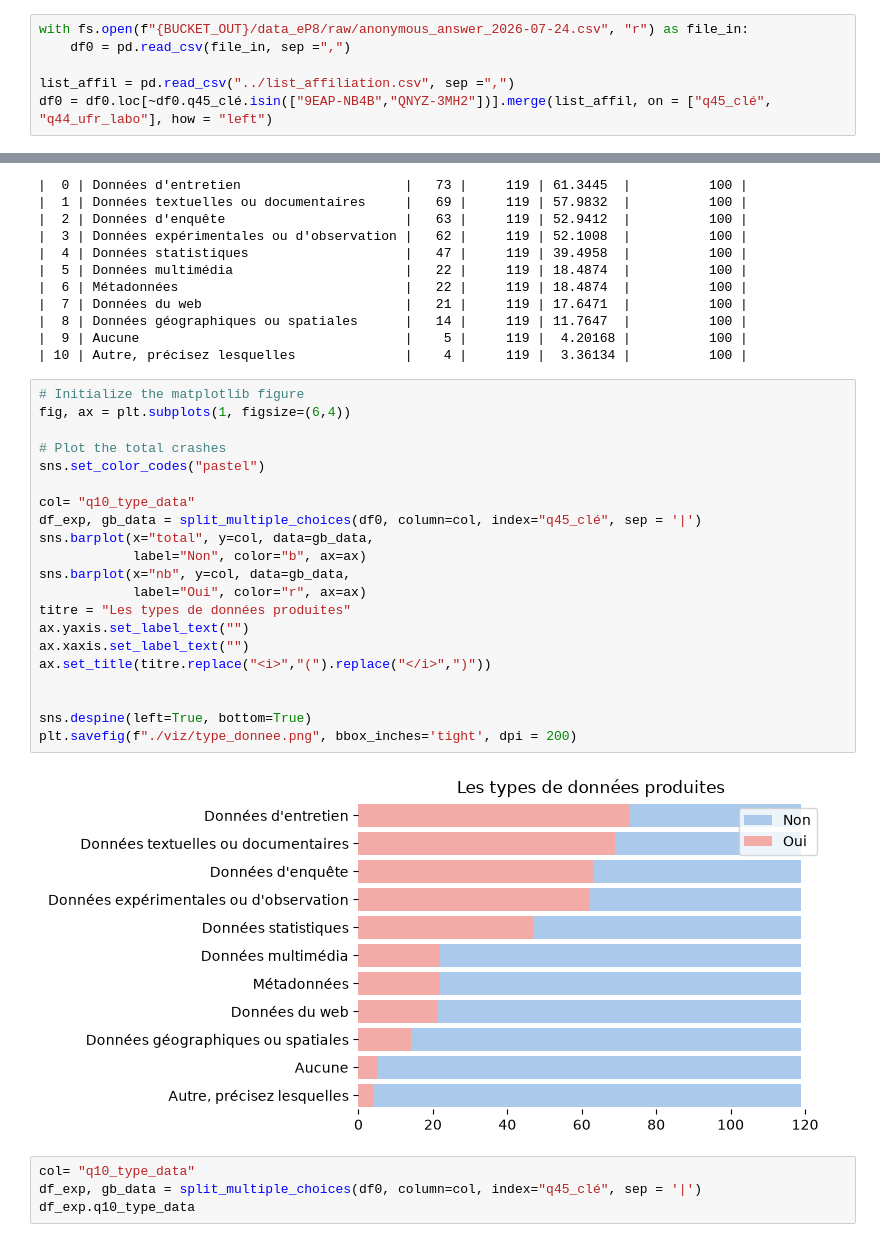
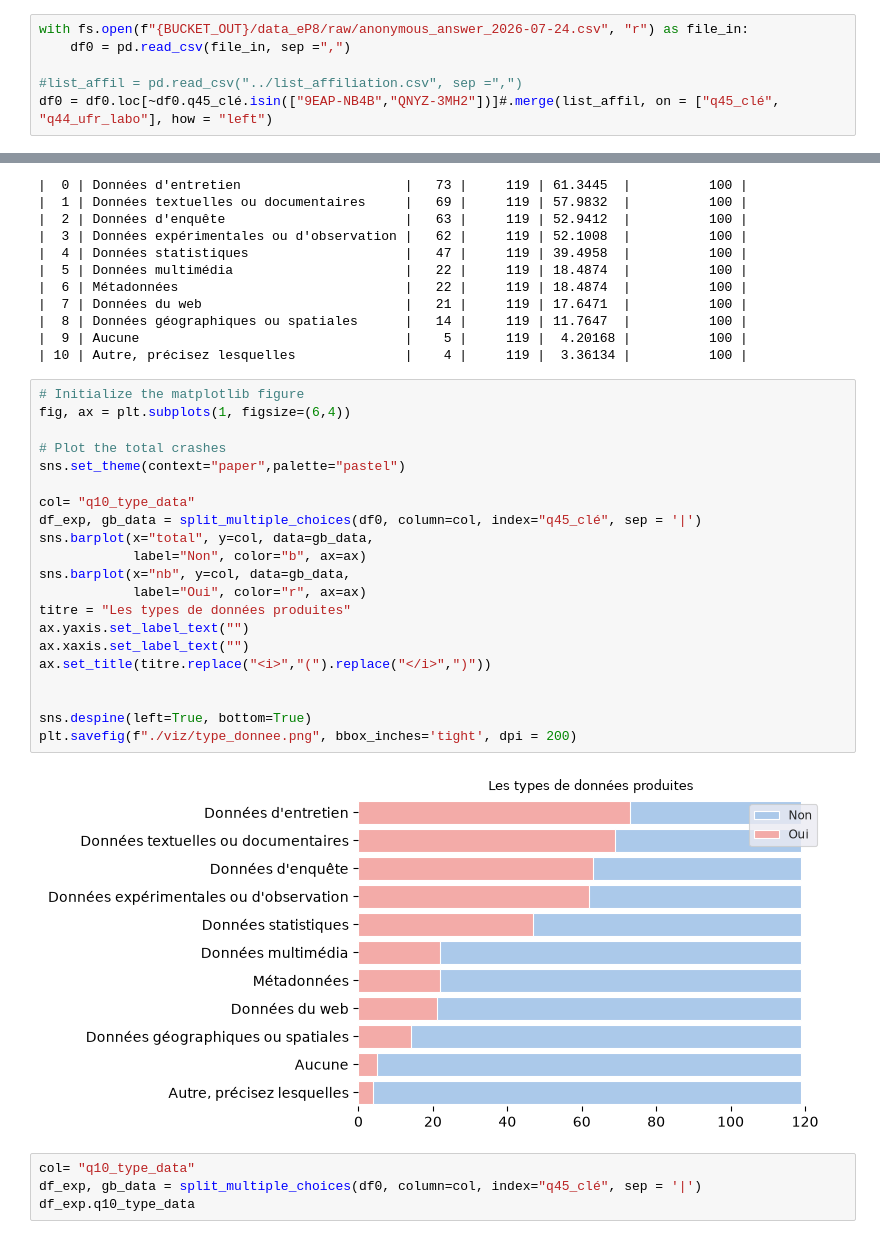
Before and after one commit to luneauaymeric/enquete_SO_p8, a Jupyter notebook: _sources/script_analyse/stat_descriptive/production_et_analyse_donnees.ipynb, the cells around one changed output, grey strips where cells are left out. Saved outputs shown, nothing was run; the diff lists cells and outputs as text.

```diff
--- a/_sources/script_analyse/stat_descriptive/production_et_analyse_donnees.ipynb
+++ b/_sources/script_analyse/stat_descriptive/production_et_analyse_donnees.ipynb
@@ -23,8 +23,8 @@ BUCKET_OUT = "aluneau"
 with fs.open(f"{BUCKET_OUT}/data_eP8/raw/anonymous_answer_2026-07-24.csv", "r") as file_in:
     df0 = pd.read_csv(file_in, sep =",")
 
-list_affil = pd.read_csv("../list_affiliation.csv", sep =",")
-df0 = df0.loc[~df0.q45_clé.isin(["9EAP-NB4B","QNYZ-3MH2"])].merge(list_affil, on = ["q45_clé", "q44_ufr_labo"], how = "left")
+#list_affil = pd.read_csv("../list_affiliation.csv", sep =",")
+df0 = df0.loc[~df0.q45_clé.isin(["9EAP-NB4B","QNYZ-3MH2"])]#.merge(list_affil, on = ["q45_clé", "q44_ufr_labo"], how = "left")
 # %%
 
 df_col = pd.read_csv("../../le_questionnaire/dico_variable.csv", sep = ",")
@@ -153,26 +153,26 @@ print("\n### Dépôt dans Octaviana détaillé \n", type_data.to_markdown())
 # %%
 # Initialize the matplotlib figure
 fig, ax = plt.subplots(1, figsize=(6,4))
 
 # Plot the total crashes
-sns.set_color_codes("pastel")
+sns.set_theme(context="paper",palette="pastel")
 
 col= "q10_type_data"
 df_exp, gb_data = split_multiple_choices(df0, column=col, index="q45_clé", sep = '|')
 sns.barplot(x="total", y=col, data=gb_data,
             label="Non", color="b", ax=ax)
 sns.barplot(x="nb", y=col, data=gb_data,
             label="Oui", color="r", ax=ax)
 titre = "Les types de données produites"
 ax.yaxis.set_label_text("")
 ax.xaxis.set_label_text("")
 ax.set_title(titre.replace("<i>","(").replace("</i>",")"))
 
 
 sns.despine(left=True, bottom=True)
 plt.savefig(f"./viz/type_donnee.png", bbox_inches='tight', dpi = 200)
 # %% [output]
-[figure, old version]
+[figure, new version]
 # %%
 col= "q10_type_data"
 df_exp, gb_data = split_multiple_choices(df0, column=col, index="q45_clé", sep = '|')
```
Also changed, not shown: parts of 29 cells of this notebook, 49 other files.
